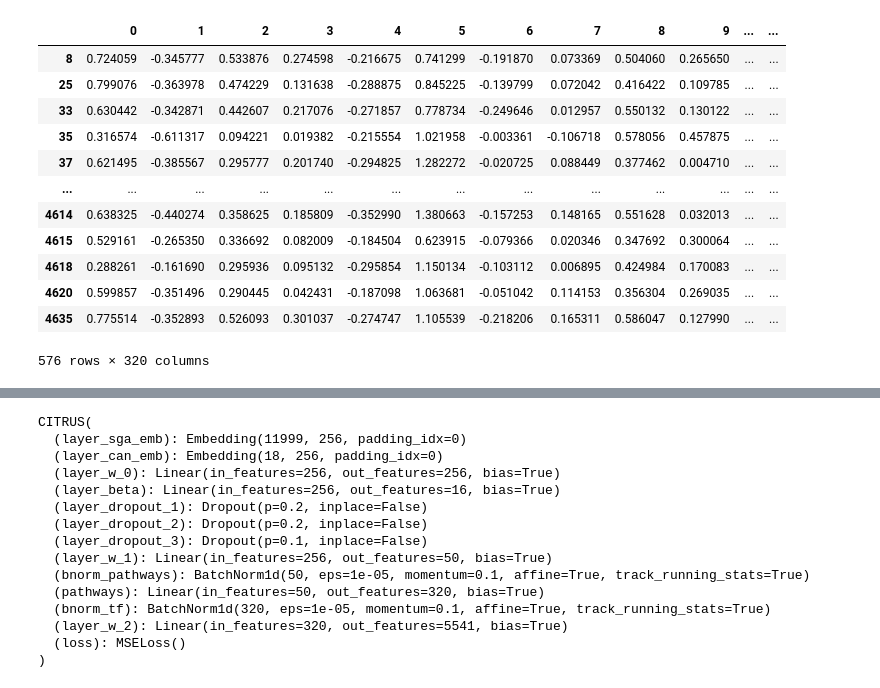
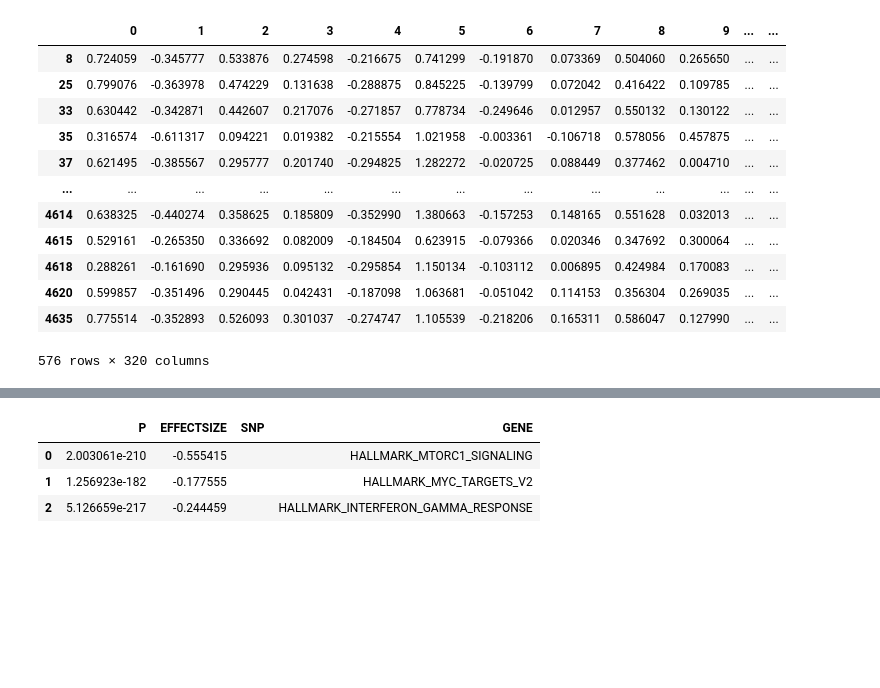
Before and after one commit to Koushul/CITRUS, a Jupyter notebook: MCF10A.ipynb, the cells around one changed output, grey strips where cells are left out. Cells and saved outputs as stored; diff of their text form; code cells hidden in the pictures; blank space fills up the shorter version.

Commit message:
citrusv2

```diff
--- a/MCF10A.ipynb
+++ b/MCF10A.ipynb
@@ -362,3 +298,7 @@ pd.DataFrame(tf_ensemble).iloc[split_mutants('BRCA', None)]
 | 4620 | 0.599857 | -0.351496 | 0.290445 | 0.042431 | -0.187098 | 1.063681 | -0.051042 | 0.114153 | 0.356304 | 0.269035 | ... | ... |
 | 4635 | 0.775514 | -0.352893 | 0.526093 | 0.301037 | -0.274747 | 1.105539 | -0.218206 | 0.165311 | 0.586047 | 0.127990 | ... | ... |
 576 rows × 320 columns
+# %%
+import pandas as pd
+import dash_bio
+df_tf = pd.read_csv('df_tf.csv', index_col=0)
@@ -364,0 +366,10 @@ pd.DataFrame(tf_ensemble).iloc[split_mutants('BRCA', None)]
+# %%
+wt, sm = split_mutants(cancer='HNSC', gene='NFE2L2')
+
+effect_size = wt_values.mean() - sm_values.mean()
+
+tf = 'TP53'
+wt_values = df_tf[[tf]].values[[wt]].reshape(-1)
+sm_values = df_tf[[tf]].values[[sm]].reshape(-1)
+
+ttest_ind(wt_values, sm_values)
@@ -365,6 +459,9 @@ pd.DataFrame(tf_ensemble).iloc[split_mutants('BRCA', None)]
 # %%
 cancerss = df['cancer'].unique()
 cancer_results = []
+cancer_results2 = []
+cancer_results3 = []
+
 
 for cancer in tqdm(cancerss):
 
@@ -376,7 +473,9 @@ for cancer in tqdm(cancerss):
 
         X = torch.from_numpy(sga)[split_mutants(cancer, None)]
         C = torch.from_numpy(can)[split_mutants(cancer, None)]
-        r = model(X, C, pathways=False).data.numpy()
+        preds, tf, hid_tmr, emb_tmr, emb_sga, attn_wt = model(X, C, pathways=False)
+        r = hid_tmr.data.numpy()
+
 
         if random is None:
             random = r
@@ -390,7 +489,9 @@ for cancer in tqdm(cancerss):
 
         X = torch.from_numpy(sga)[split_mutants(cancer, None)]
         C = torch.from_numpy(can)[split_mutants(cancer, None)]
-        s = model(X, C, pathways=False).data.numpy()
+        preds, tf, hid_tmr, emb_tmr, emb_sga, attn_wt = model(X, C, pathways=False)
+        s = hid_tmr.data.numpy()
+
 
         if nonrandom is None:
             nonrandom = s
@@ -400,4 +501,5 @@ for cancer in tqdm(cancerss):
 
     random = random / len(random_models)
     nonrandom = nonrandom / len(models)
-    cancer_results.append([Counter(fdrcorrection(ttest_1samp(random[:, i], random[:, i][:]).pvalue)[0])[True]/len(random) for i in range(50)])
+    cancer_results.append([Counter(fdrcorrection(ttest_1samp(random[:, i], random[:, i][:]).pvalue)[0])[True]/len(random) for i in range(hid_tmr.shape[1])])
+    cancer_results2.append([Counter(fdrcorrection(ttest_1samp(nonrandom[:, i], nonrandom[:, i][:]).pvalue)[0])[True]/len(random) for i in range(hid_tmr.shape[1])])
@@ -422,18 +506,3 @@ array([   8,   25,   33,   35,   37,   49,   53,   69,   75,  100,  111,
-# %%
-models[0]
-# %% [output]
-CITRUS(
-  (layer_sga_emb): Embedding(11999, 256, padding_idx=0)
-  (layer_can_emb): Embedding(18, 256, padding_idx=0)
-  (layer_w_0): Linear(in_features=256, out_features=256, bias=True)
-  (layer_beta): Linear(in_features=256, out_features=16, bias=True)
-  (layer_dropout_1): Dropout(p=0.2, inplace=False)
-  (layer_dropout_2): Dropout(p=0.2, inplace=False)
-  (layer_dropout_3): Dropout(p=0.1, inplace=False)
-  (layer_w_1): Linear(in_features=256, out_features=50, bias=True)
-  (bnorm_pathways): BatchNorm1d(50, eps=1e-05, momentum=0.1, affine=True, track_running_stats=True)
-  (pathways): Linear(in_features=50, out_features=320, bias=True)
-  (bnorm_tf): BatchNorm1d(320, eps=1e-05, momentum=0.1, affine=True, track_running_stats=True)
-  (layer_w_2): Linear(in_features=320, out_features=5541, bias=True)
-  (loss): MSELoss()
-)
+# %%
+random = np.array(random)
+nonrandom = np.array(nonrandom)
@@ -439,0 +545,17 @@ CITRUS(
+# %%
+pvalues = ttest_ind(random[:, :], nonrandom[:, :]).pvalue
+fdr = fdrcorrection(pvalues)
+effectsize = (abs(random) / abs(nonrandom)).mean(0)
+
+
+tf_volcano = pd.DataFrame([fdr[1], effectsize]).T
+tf_volcano.columns = ['P', 'EFFECTSIZE']
+tf_volcano['EFFECTSIZE'] = np.log10(tf_volcano['EFFECTSIZE'])
+tf_volcano['SNP'] = ''
+tf_volcano['GENE'] = hallmark.Description
+tf_volcano.head(3)
+# %% [output]
+|  | P | EFFECTSIZE | SNP | GENE |
+| 0 | 2.003061e-210 | -0.555415 |  | HALLMARK_MTORC1_SIGNALING |
+| 1 | 1.256923e-182 | -0.177555 |  | HALLMARK_MYC_TARGETS_V2 |
+| 2 | 5.126659e-217 | -0.244459 |  | HALLMARK_INTERFERON_GAMMA_RESPONSE |
```
Also changed, not shown: parts of 33 cells of this notebook, 30 other files.
